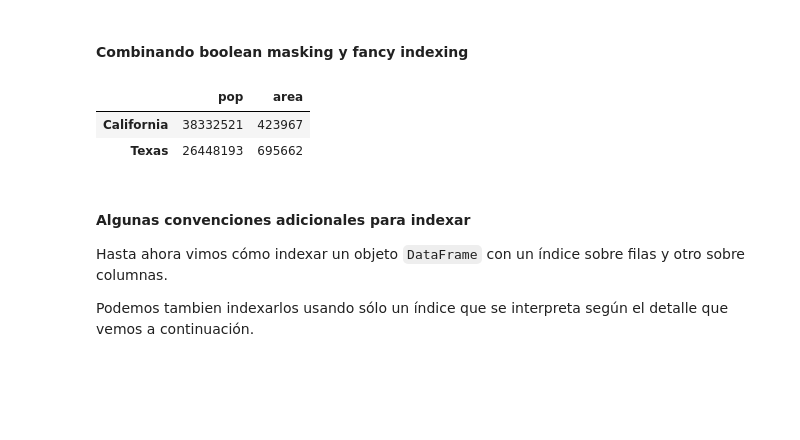
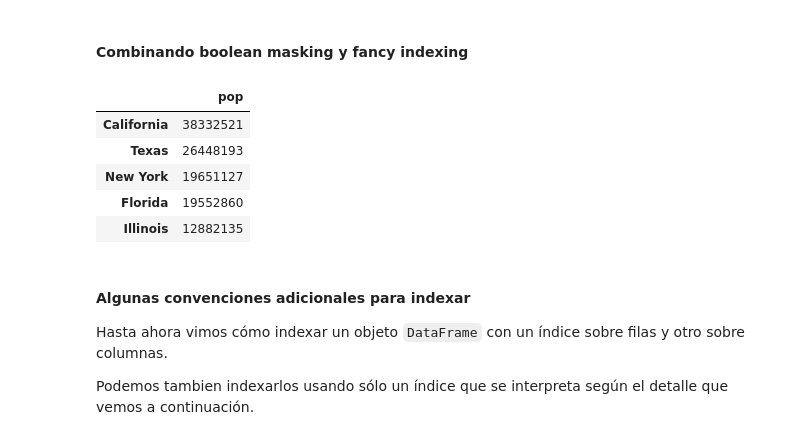
Before and after one commit to Facundo-Peloso/Practica-de-Clases, a Jupyter notebook: clase_05/dsad_2021/M1/CLASE_05_Pandas1/Notebooks/2_dataframe.ipynb, the cells around one changed output. Saved outputs shown, nothing was run; the diff lists cells and outputs as text; code cells hidden in the pictures; blank space fills up the shorter version.

```diff
--- a/clase_05/dsad_2021/M1/CLASE_05_Pandas1/Notebooks/2_dataframe.ipynb
+++ b/clase_05/dsad_2021/M1/CLASE_05_Pandas1/Notebooks/2_dataframe.ipynb
@@ -429,11 +427,14 @@ data.loc[:, ['pop', 'area']]
 # %% [markdown]
 ####  Combinando boolean masking y fancy indexing
 # %%
-data.loc[data.area > 423000, ['pop', 'area']]
+data.loc[data.area > 42000, ['pop']]
 # %% [output]
-|  | pop | area |
-| California | 38332521 | 423967 |
-| Texas | 26448193 | 695662 |
+|  | pop |
+| California | 38332521 |
+| Texas | 26448193 |
+| New York | 19651127 |
+| Florida | 19552860 |
+| Illinois | 12882135 |
 # %% [markdown]
 #### Algunas convenciones adicionales para indexar
 
```
Also changed, not shown: parts of 7 cells of this notebook, 2 other files.
